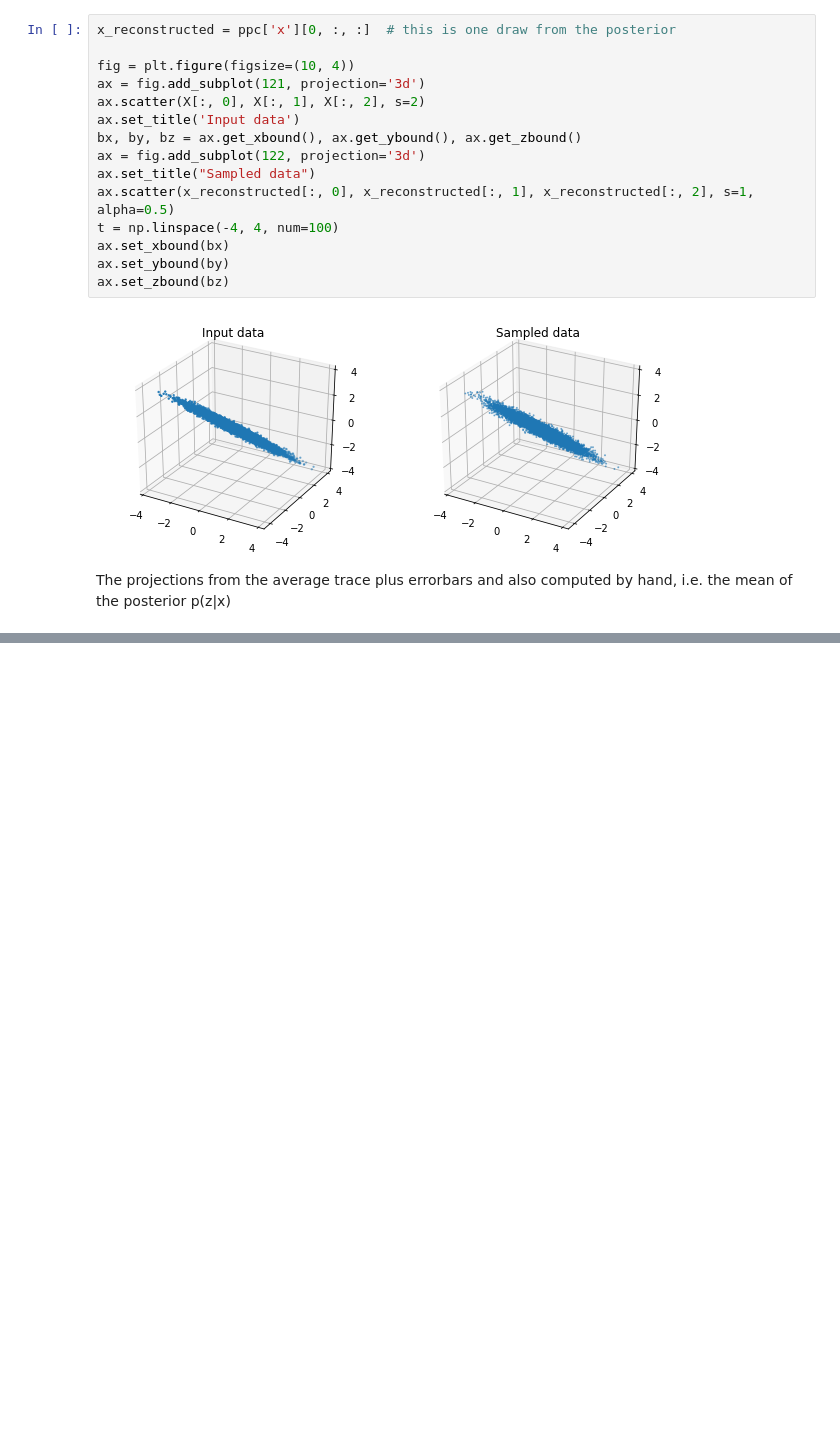
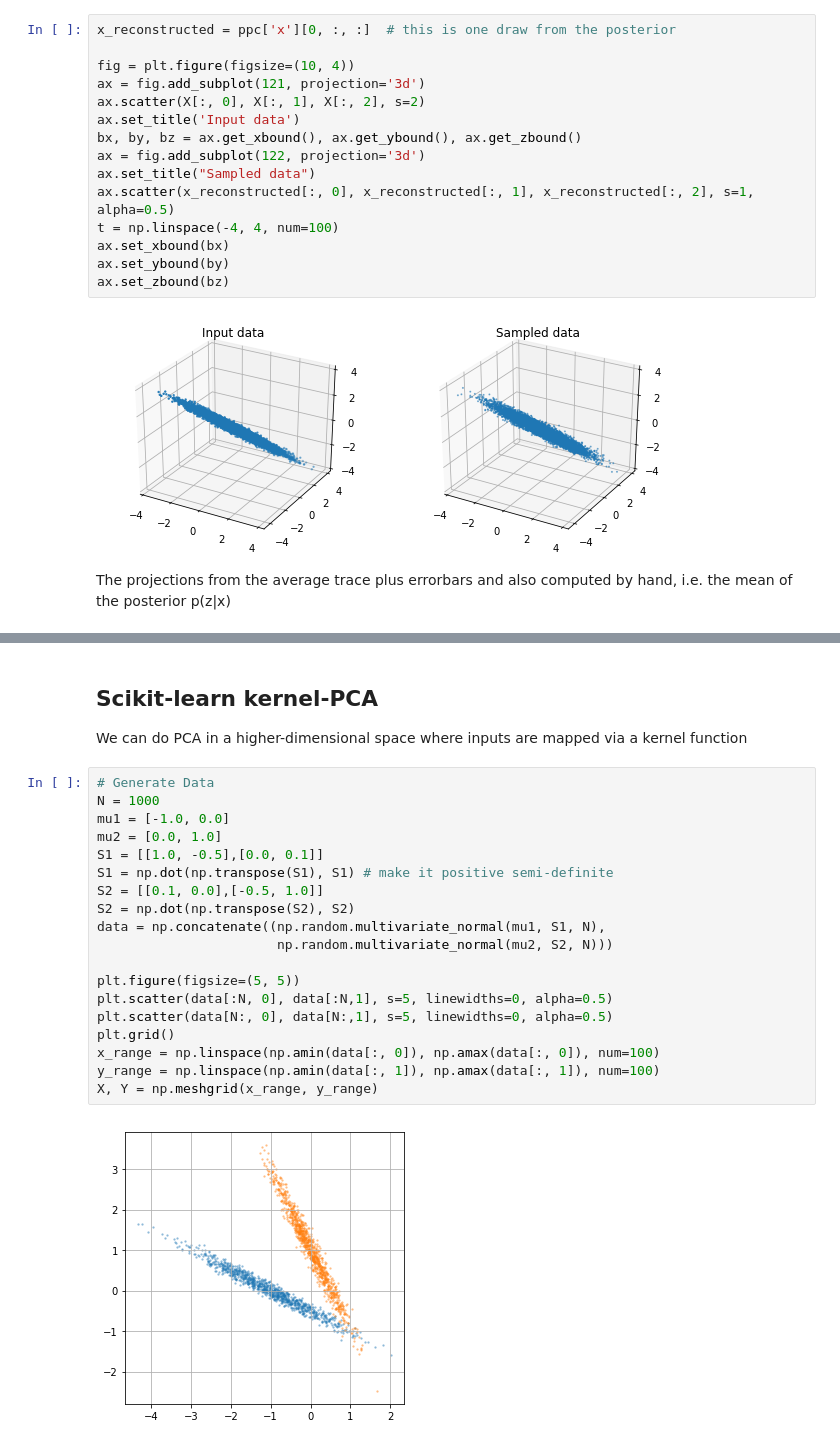
Before and after one commit to phuijse/courses_notebooks, a Jupyter notebook: notebooks/dimensionality_reduction.ipynb, the cells around one changed output, grey strips where cells are left out. Drawn from its saved outputs; the diff is of its cells as text; blank space fills up the shorter version.

```diff
--- a/notebooks/dimensionality_reduction.ipynb
+++ b/notebooks/dimensionality_reduction.ipynb
@@ -130,0 +136,25 @@ _ = plt.title('z from sklearn PCA')
+# %% [markdown]
+## Scikit-learn kernel-PCA
+
+We can do PCA in a higher-dimensional space where inputs are mapped via a kernel function
+# %%
+# Generate Data
+N = 1000
+mu1 = [-1.0, 0.0]
+mu2 = [0.0, 1.0]
+S1 = [[1.0, -0.5],[0.0, 0.1]]
+S1 = np.dot(np.transpose(S1), S1) # make it positive semi-definite
+S2 = [[0.1, 0.0],[-0.5, 1.0]]
+S2 = np.dot(np.transpose(S2), S2)
+data = np.concatenate((np.random.multivariate_normal(mu1, S1, N),
+                       np.random.multivariate_normal(mu2, S2, N)))
+
+plt.figure(figsize=(5, 5))
+plt.scatter(data[:N, 0], data[:N,1], s=5, linewidths=0, alpha=0.5)
+plt.scatter(data[N:, 0], data[N:,1], s=5, linewidths=0, alpha=0.5)
+plt.grid()
+x_range = np.linspace(np.amin(data[:, 0]), np.amax(data[:, 0]), num=100)
+y_range = np.linspace(np.amin(data[:, 1]), np.amax(data[:, 1]), num=100)
+X, Y = np.meshgrid(x_range, y_range)
+# %% [output]
+[figure, added]
```
Also changed, not shown: parts of 5 cells of this notebook.
